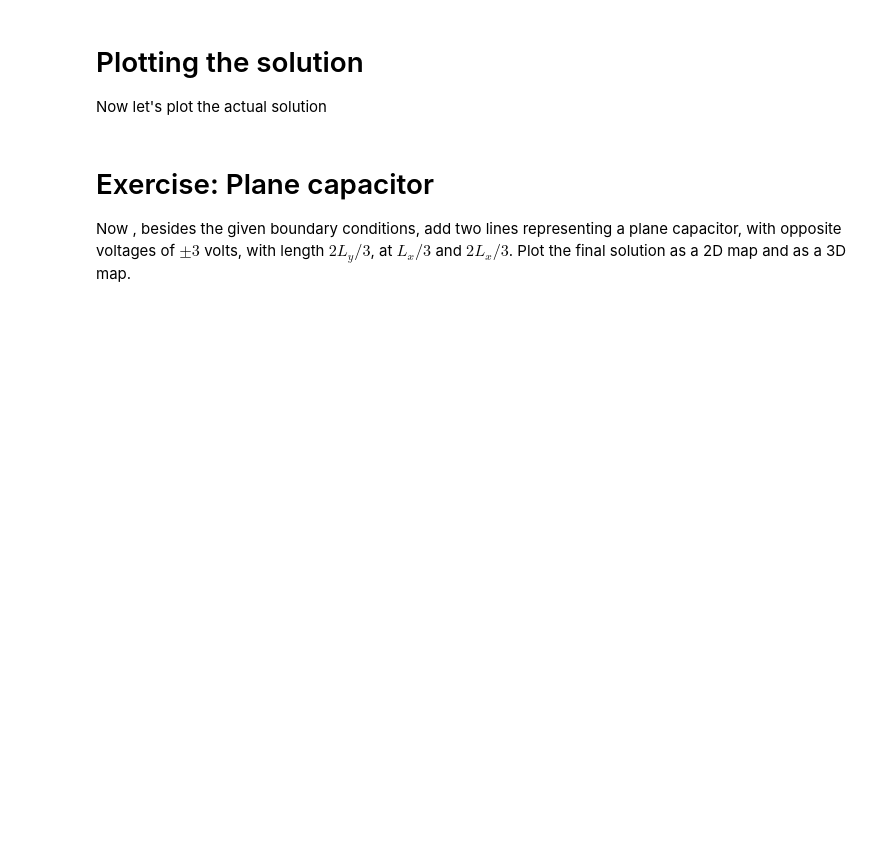
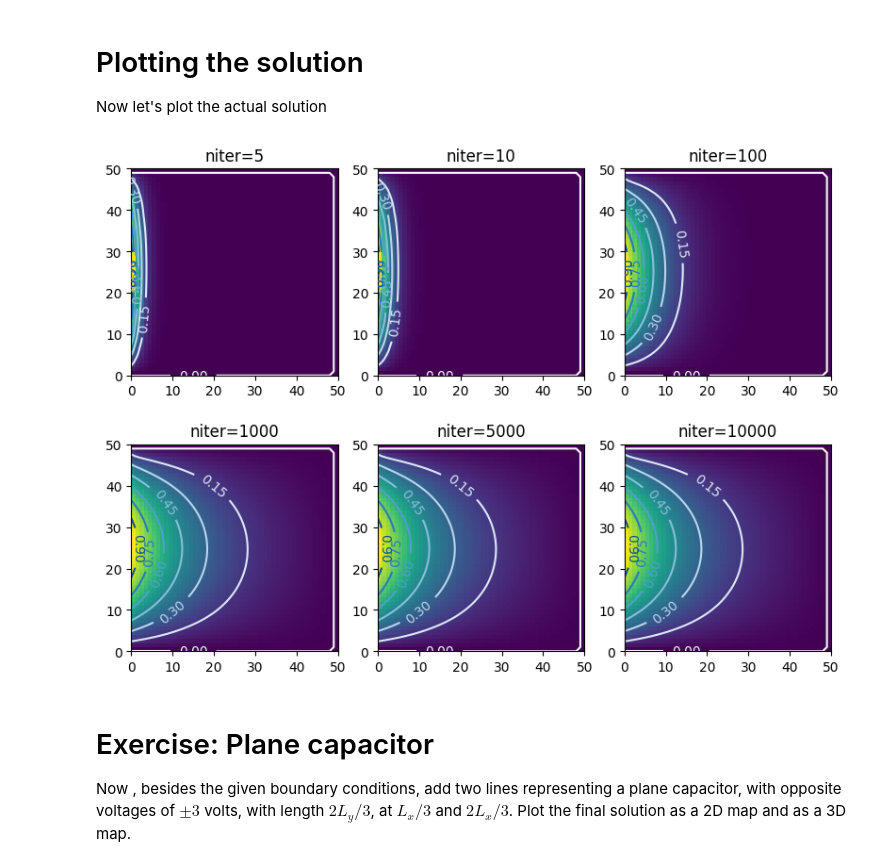
Before and after one commit to saguileran/2022-II-HerrComp, a Jupyter notebook: 09-PDE-FiniteDifferences/FiniteDifferences-Relaxation.ipynb, the cells around one changed output. Saved outputs shown, nothing was run; the diff lists cells and outputs as text; code cells hidden in the pictures; blank space fills up the shorter version.

```diff
--- a/09-PDE-FiniteDifferences/FiniteDifferences-Relaxation.ipynb
+++ b/09-PDE-FiniteDifferences/FiniteDifferences-Relaxation.ipynb
@@ -127,8 +176,14 @@ To have a quantitative relaxation index, we could compare the new values with th
 def jacobi2(matrix):
     matrix_old = matrix.copy() # Might be slow, creates copies all the time
     # YOUR CODE HERE
-    raise NotImplementedError()
-    diff = np.linalg.norm(matrix- matrix_old)
+    N = matrix.shape[0]  # (N, N)
+    for ii in range(0, N):
+        for jj in range(0, N):
+            if ii == 0 or jj == 0 or ii == N-1 or jj == N-1:
+                continue
+            matrix[ii, jj] = 0.25*(matrix[ii+1,jj] + matrix[ii-1,jj] + matrix[ii,jj+1] + matrix[ii,jj-1])
+            #matrix[ii, jj] = 0.25*(matrix_old[ii+1,jj] + matrix_old[ii-1,jj] + matrix_old[ii,jj+1] + matrix_old[ii,jj-1])
+    diff = np.linalg.norm(matrix - matrix_old)
     return diff
 # %%
 def solve_system(N, niter, iter_method):
@@ -167,7 +236,12 @@ def gs(matrix):
     matrix_old = matrix.copy() # Might be slow, creates copies all the time
     N = matrix.shape[0]
     # YOUR CODE HERE
-    raise NotImplementedError()
+    N = matrix.shape[0]  # (N, N)
+    for ii in range(0, N):
+        for jj in range(0, N):
+            if ii == 0 or jj == 0 or ii == N-1 or jj == N-1:
+                continue
+            matrix[ii, jj] = 0.25*(matrix[ii+1,jj] + matrix[ii-1,jj] + matrix[ii,jj+1] + matrix[ii,jj-1])
     rij = matrix - matrix_old
     diff = np.linalg.norm(rij)
     return diff
@@ -193,11 +288,15 @@ We can optimize with `numba` (see https://stackoverflow.com/questions/61161072/o
 # %%
-from numba import jit
-@jit
+from numba import jit, njit
+
+@njit(parallel=False)
 def gs_opt(matrix):
     matrix_old = matrix.copy() # Might be slow, creates copies all the time
-    N = matrix.shape[0]
-    # YOUR CODE HERE
-    raise NotImplementedError()
+    N = matrix.shape[0]  # (N, N)
+    for ii in range(0, N):
+        for jj in range(0, N):
+            if ii == 0 or jj == 0 or ii == N-1 or jj == N-1:
+                continue
+            matrix[ii, jj] = 0.25*(matrix[ii+1,jj] + matrix[ii-1,jj] + matrix[ii,jj+1] + matrix[ii,jj-1])
     rij = matrix - matrix_old
     diff = np.linalg.norm(rij)
     return diff
@@ -228,14 +340,17 @@ def solve_system(N, niter, iter_method):
 # %%
 fig, ax = plt.subplots(2, 3, figsize=(8,6))
 ax = ax.flatten()
 for ii, niter in enumerate([5, 10, 100, 1000, 5000, 10000]):
     V = solve_system(N=50, niter=niter, iter_method=gs_opt)
     ax[ii].set_aspect('equal', 'box')
     ax[ii].pcolormesh(V)
-    ax[ii].set_title(f"{niter=}")
+    ax[ii].set_title(f"niter={niter}")
     CS = ax[ii].contour(V, cmap='Blues')
     ax[ii].clabel(CS, CS.levels, inline=True)
 fig.tight_layout()
+fig.savefig("potential.pdf")
+# %% [output]
+[figure, added]
 # %% [markdown]
 # Exercise: Plane capacitor
 Now , besides the given boundary conditions, add two lines representing a plane capacitor, with opposite voltages of $\pm 3$ volts, with length $2L_y/3$, at $L_x/3$ and $2L_x/3$. Plot the final solution as a 2D map and as a 3D map.
```
Also changed, not shown: parts of 14 cells of this notebook, 1 other file.
